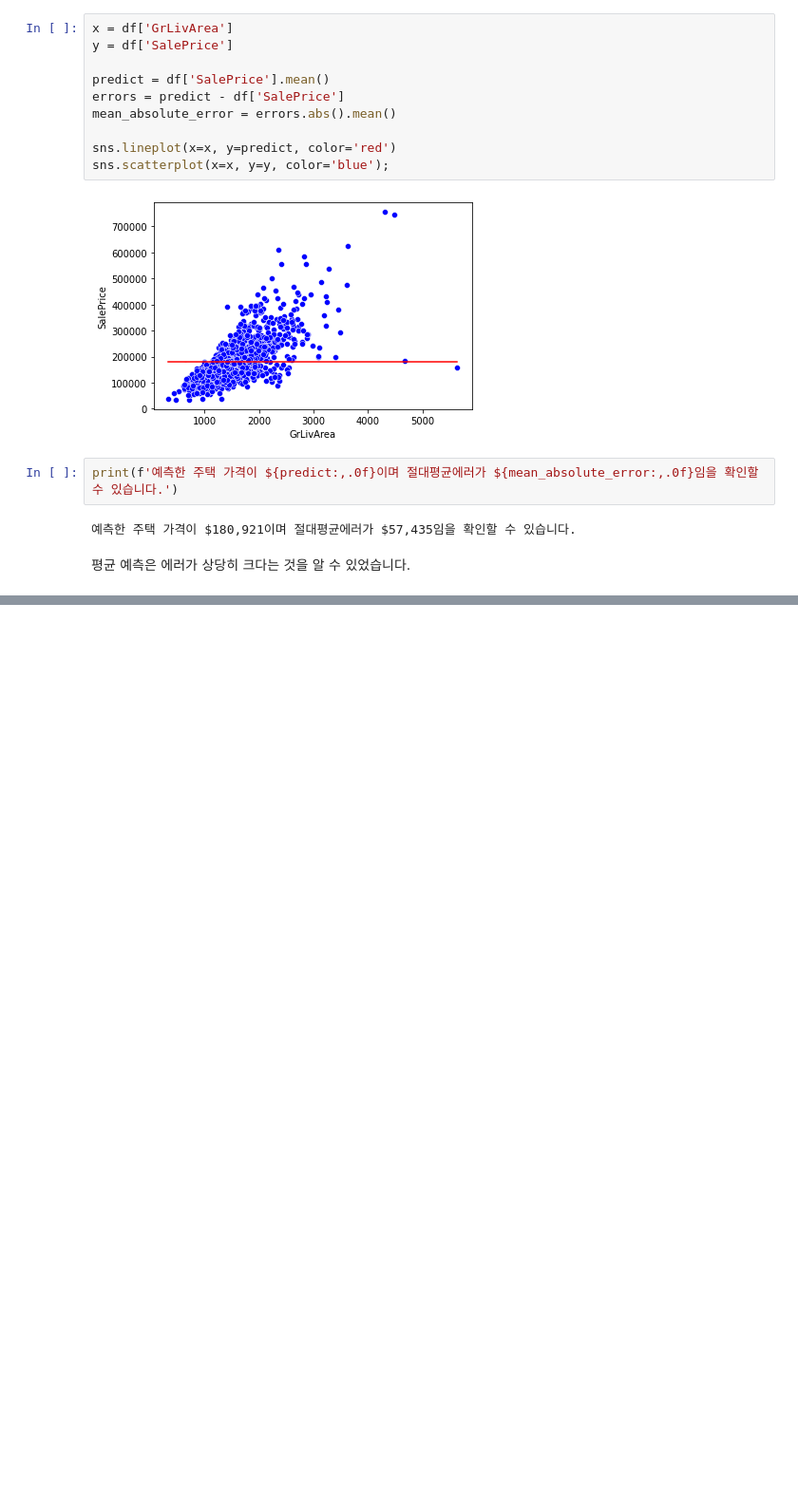
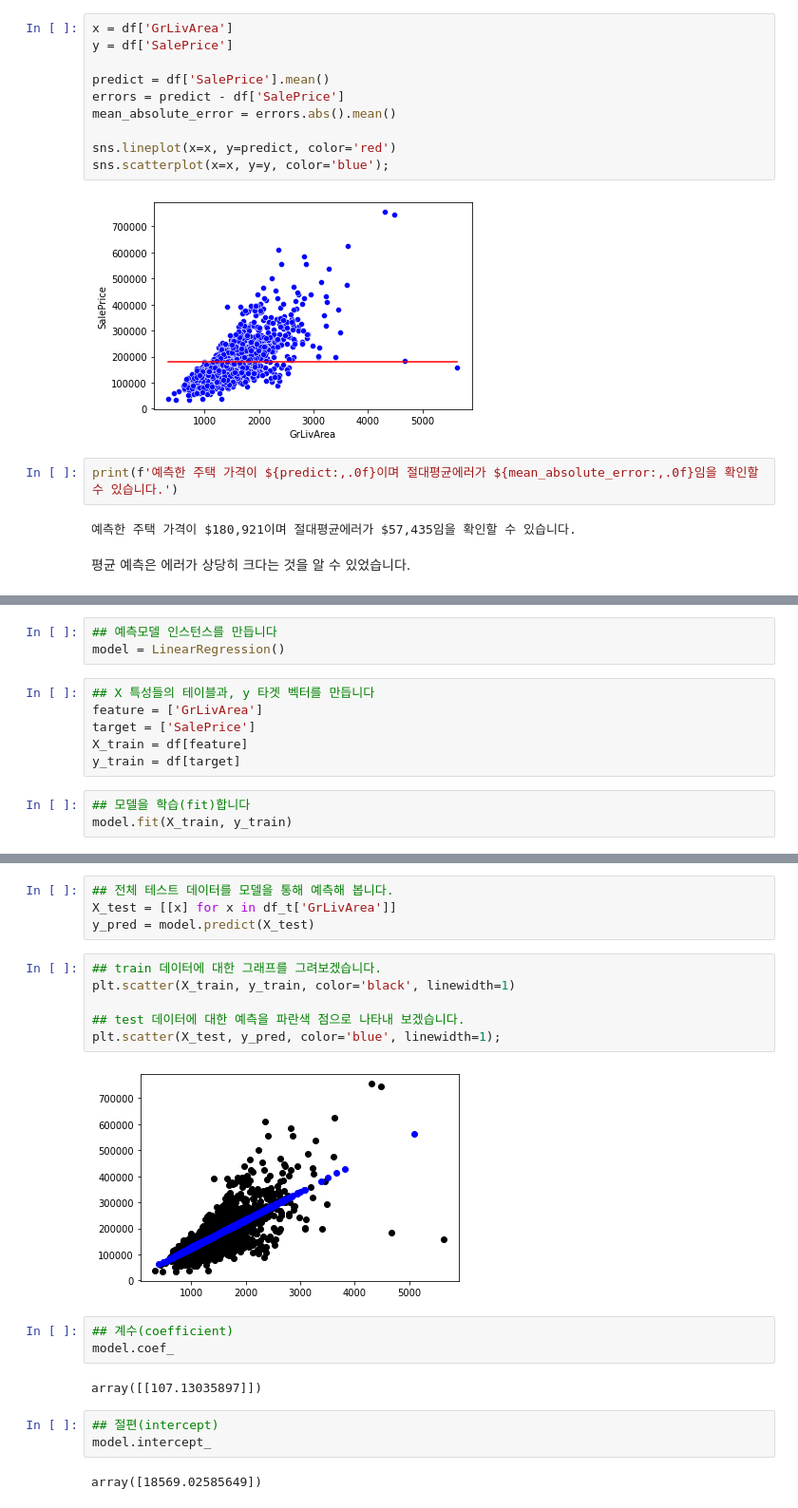
Before and after one commit to khalidpark/machinelearning_whitepaper, a Jupyter notebook: Machine_learning_whitepaper_1.ipynb, the cells around one changed output, grey strips where cells are left out. Shown at 95% size. Cells and saved outputs as stored; diff of their text form; blank space fills up the shorter version.

Commit message:
scikit learn simple linear regression

```diff
--- a/Machine_learning_whitepaper_1.ipynb
+++ b/Machine_learning_whitepaper_1.ipynb
@@ -93,0 +103,12 @@ print(f'예측한 주택 가격이 ${predict:,.0f}이며 절대평균에러가 $
+# %%
+## 예측모델 인스턴스를 만듭니다
+model = LinearRegression()
+# %%
+## X 특성들의 테이블과, y 타겟 벡터를 만듭니다
+feature = ['GrLivArea']
+target = ['SalePrice']
+X_train = df[feature]
+y_train = df[target]
+# %%
+## 모델을 학습(fit)합니다
+model.fit(X_train, y_train)
@@ -93,0 +125,22 @@ print(f'예측한 주택 가격이 ${predict:,.0f}이며 절대평균에러가 $
+# %%
+## 전체 테스트 데이터를 모델을 통해 예측해 봅니다.
+X_test = [[x] for x in df_t['GrLivArea']]
+y_pred = model.predict(X_test)
+# %%
+## train 데이터에 대한 그래프를 그려보겠습니다.
+plt.scatter(X_train, y_train, color='black', linewidth=1)
+
+## test 데이터에 대한 예측을 파란색 점으로 나타내 보겠습니다.
+plt.scatter(X_test, y_pred, color='blue', linewidth=1);
+# %% [output]
+[figure, added]
+# %%
+## 계수(coefficient)
+model.coef_
+# %% [output]
+array([[107.13035897]])
+# %%
+## 절편(intercept)
+model.intercept_
+# %% [output]
+array([18569.02585649])
```
Also changed, not shown: parts of 5 cells of this notebook.
